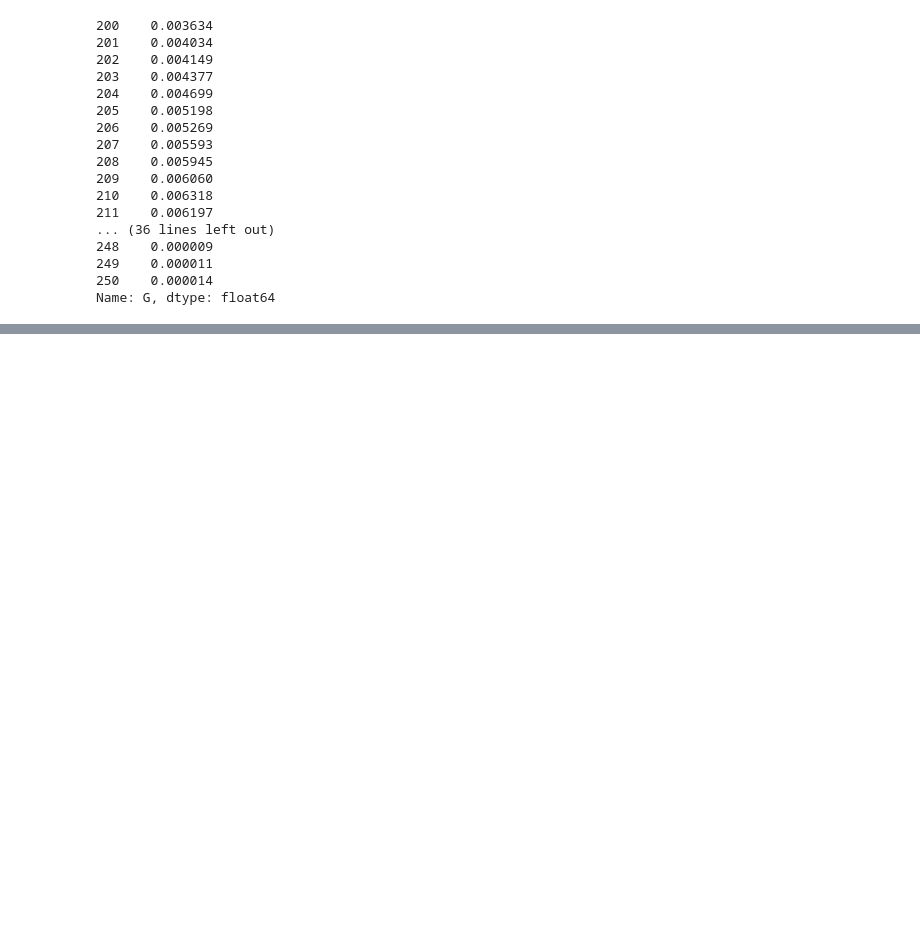
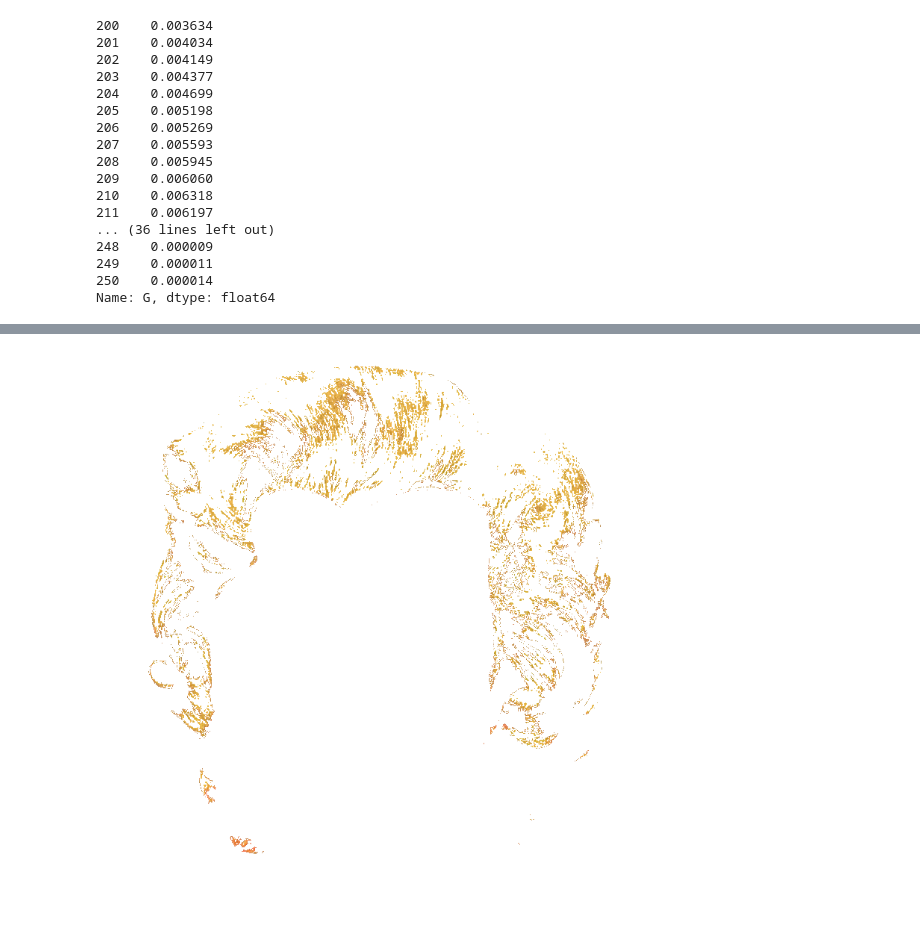
Before and after one commit to clwchanx/STA-160-Final, a Jupyter notebook: Image_Extraction.ipynb, the cells around one changed output, grey strips where cells are left out. Saved outputs shown, nothing was run; the diff lists cells and outputs as text; code cells hidden in the pictures; blank space fills up the shorter version.

Commit message:
Clusters

```diff
--- a/Image_Extraction.ipynb
+++ b/Image_Extraction.ipynb
@@ -143,3 +142,12 @@ df['G'].value_counts(normalize = True)[range(200,251)]
 249    0.000011
 250    0.000014
 Name: G, dtype: float64
+# %%
+df = get_data('BLUE.jpeg')
+dfn = df.iloc[:,2:].copy()
+for i in range(3):
+    dfn.iloc[:,i] = (dfn.iloc[:,i]-dfn.iloc[:,i].mean())/dfn.iloc[:,i].std()
+kmeans = KMeans(n_clusters=9)
+kmeans_result = kmeans.fit(np.asarray(dfn))
+df['Cluster'] = kmeans_result.labels_
+df
@@ -145,0 +168,24 @@ Name: G, dtype: float64
+# %%
+df = get_data('BLUE.jpeg')
+dfn = df.iloc[:,2:].copy()
+for i in range(3):
+    dfn.iloc[:,i] = (dfn.iloc[:,i]-dfn.iloc[:,i].mean())/dfn.iloc[:,i].std()
+kmeans = KMeans(n_clusters=9)
+kmeans_result = kmeans.fit(np.asarray(dfn))
+df['Cluster'] = kmeans_result.labels_
+df
+def inspect(cluster):
+    """This function is dependent on the code block above. View all the pixels in a specific cluster
+    derived from k-means"""
+    ind = df.loc[df['Cluster'] != cluster,['x','y']]
+    im = Image.open('BLUE.jpeg')
+    pix = im.load()
+    for i,j in zip(list(ind['x']),list(ind['y'])):
+        pix[i,j] = (255,255,255)
+    return im
+# %%
+clusters = [inspect(i) for i in range(9)]
+# %%
+clusters[0]
+# %% [output]
+[figure, added]
```
Also changed, not shown: parts of 10 cells of this notebook.
